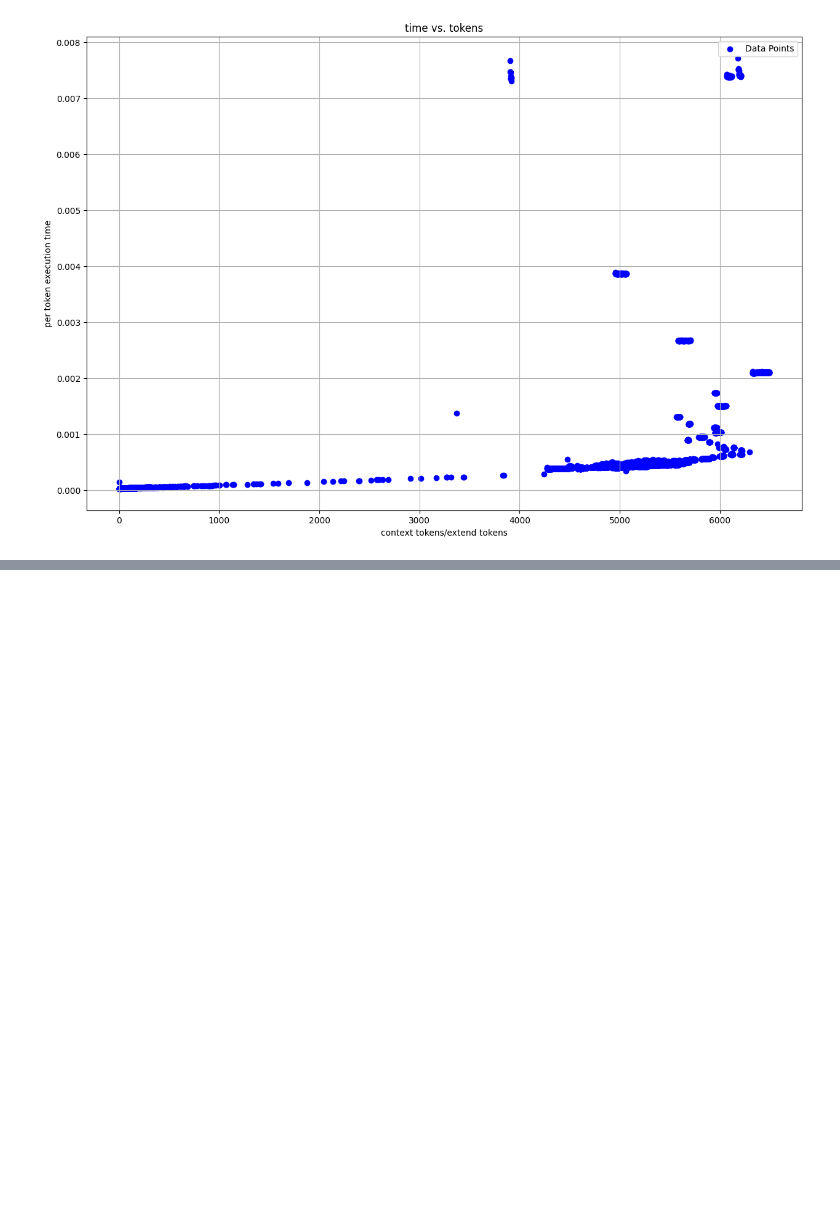
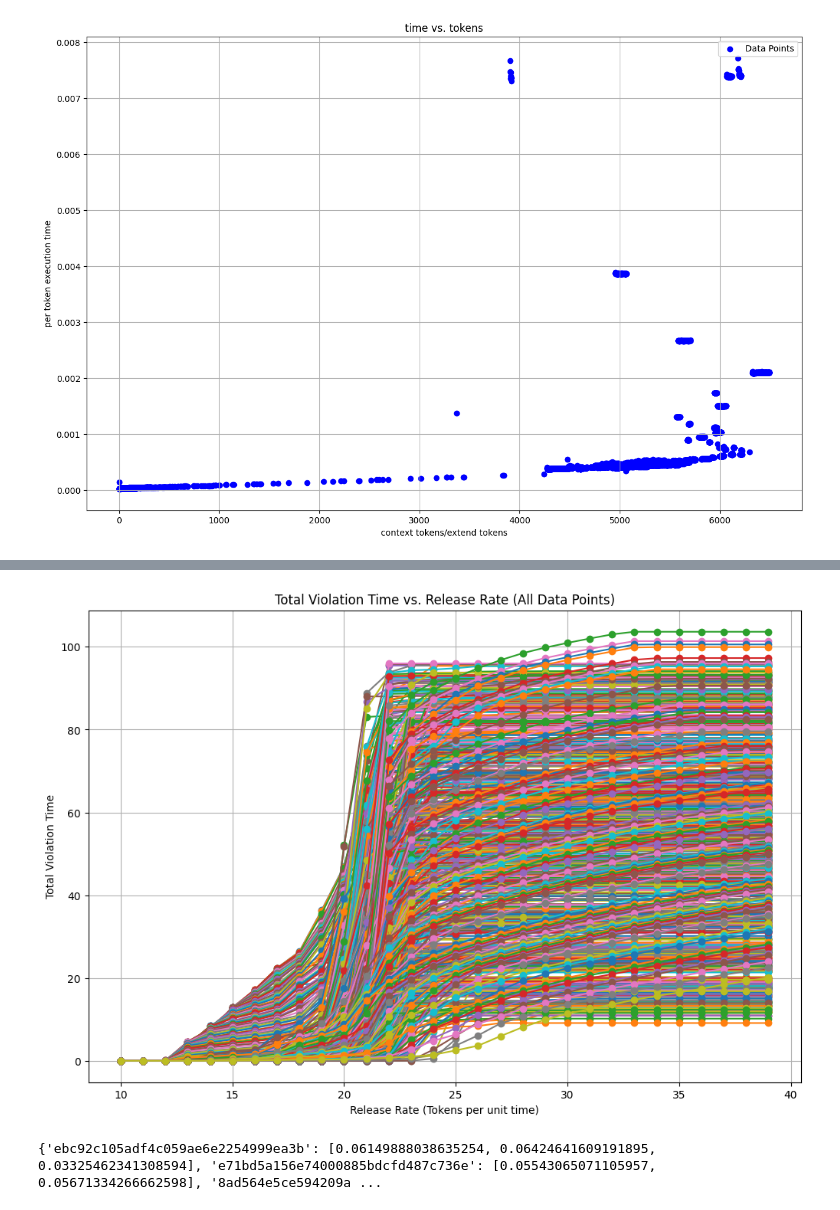
Before and after one commit to flyinglandlord/sglang, a Jupyter notebook: playground.ipynb, the cells around one changed output, grey strips where cells are left out. Cells and saved outputs as stored; diff of their text form; code cells hidden in the pictures; blank space fills up the shorter version.

```diff
--- a/playground.ipynb
+++ b/playground.ipynb
@@ -326,0 +555,70 @@ plt.grid(True)
+# %%
+import matplotlib.pyplot as plt
+
+# 假设 prefill 和 decode_tot_time 已经加载，模拟结构如下：
+# prefill = {idx: [prefill_time1, prefill_time2, ...]}
+# decode_tot_time = {idx: [decode_time1, decode_time2, ...]}
+
+buffer_capacity = 100  # 缓冲池容量
+release_rates = range(10, 40)  # 不同的放水速率
+
+# 记录所有数据点在不同放水速率下的总违反时间
+all_violation_times = {}
+
+# 遍历每个 prefill & decode 数据点
+for random_idx in decode.keys():
+    # prefill_times = prefill[random_idx]
+    decode_times = [(x - min(decode_tot_time[random_idx])) for x in decode_tot_time[random_idx]]
+
+    violation_times = {r: 0 for r in release_rates}  # 记录不同放水速率下违反SLO的次数
+
+    # 模拟过程
+    for release_rate in release_rates:
+        buffer = 0  # 初始缓冲池为空
+        last_time = 0  # 上次事件发生的时间
+        violation_start_time = None  # 违反SLO开始的时间
+        total_violation_time = 0  # 记录违反SLO的总时间
+
+        for decode_time in decode_times:
+            # 计算时间间隔
+            time_diff = decode_time - last_time
+            last_time = decode_time
+
+            # 放水并增加新的解码事件
+            buffer = buffer - release_rate * time_diff  # 放水
+            buffer += 1  # 新解码的Token加入缓冲池
+
+            # 如果缓冲池中的Token少于0，说明违反SLO
+            if buffer < 0:
+                if violation_start_time is None:
+                    violation_start_time = decode_time  # 记录违反SLO的开始时间
+            else:
+                if violation_start_time is not None:
+                    total_violation_time += decode_time - violation_start_time  # 计算这段时间违反的时长
+                    violation_start_time = None  # 重置违反开始时间
+
+        # 如果最后缓冲池还在违反SLO，计算最后一段时间
+        if violation_start_time is not None:
+            total_violation_time += decode_times[-1] - violation_start_time
+
+        violation_times[release_rate] = total_violation_time
+
+    all_violation_times[random_idx] = violation_times
+
+# 可视化结果
+plt.figure(figsize=(12, 8))
+for random_idx, violation_times in all_violation_times.items():
+    plt.plot(release_rates, list(violation_times.values()), marker='o', linestyle='-', label=f'Data Point {random_idx}')
+
+plt.title('Total Violation Time vs. Release Rate (All Data Points)')
+plt.xlabel('Release Rate (Tokens per unit time)')
+plt.ylabel('Total Violation Time')
+# plt.legend()
+plt.grid(True)
+plt.show()
+# %% [output]
+[figure, added]
+# %%
+print(prefill)
+# %% [output]
+{'ebc92c105adf4c059ae6e2254999ea3b': [0.06149888038635254, 0.06424641609191895, 0.03325462341308594], 'e71bd5a156e74000885bdcfd487c736e': [0.05543065071105957, 0.05671334266662598], '8ad564e5ce594209a ...
```
Also changed, not shown: parts of 5 cells of this notebook, 6 other files.
